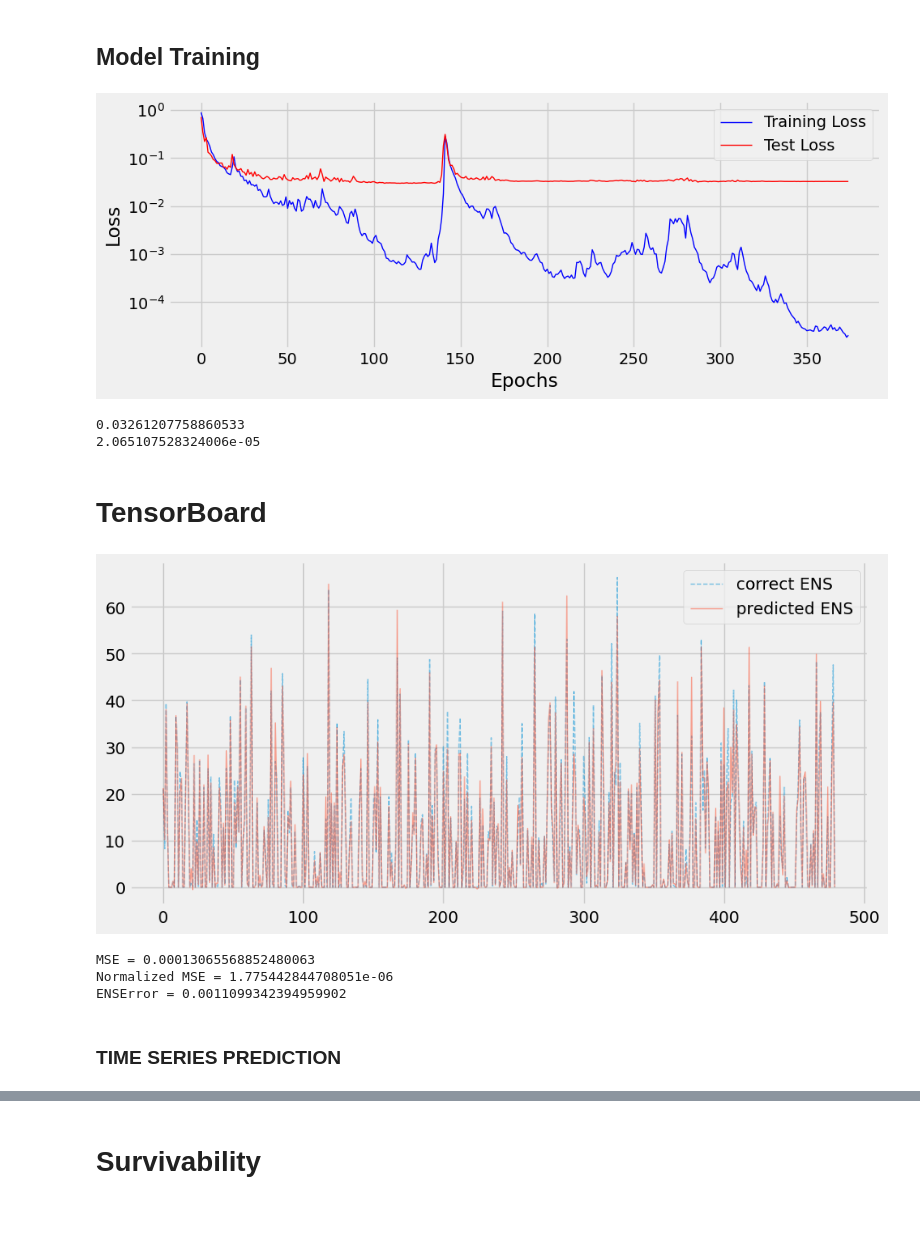
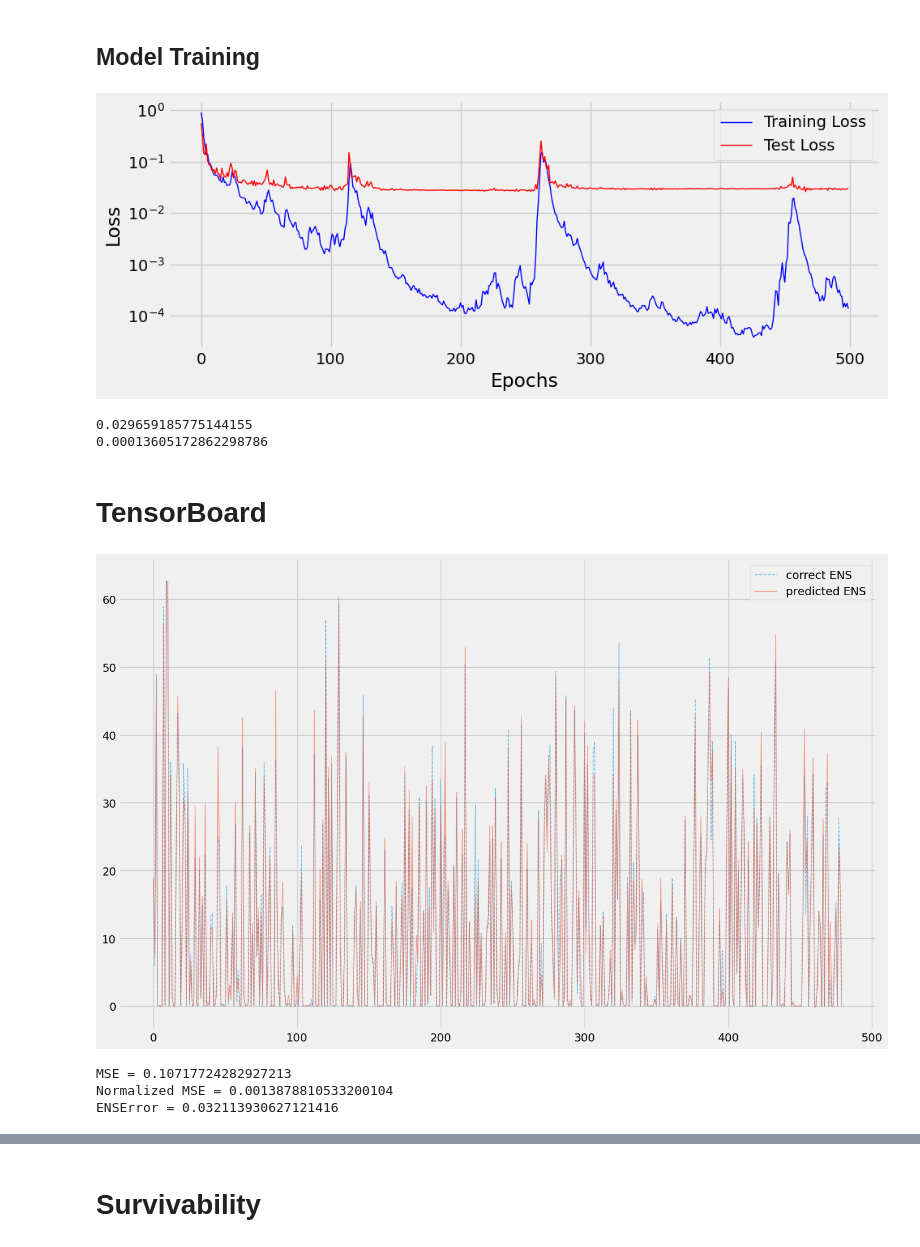
Before and after one commit to reXplan-project/reXplan-repo, a Jupyter notebook: jupyter_notebooks/AI.PowerSystemAnalysis.revised.v06.ipynb, the cells around one changed output, grey strips where cells are left out. Cells and saved outputs as stored; diff of their text form; code cells hidden in the pictures; blank space fills up the shorter version.

```diff
--- a/jupyter_notebooks/AI.PowerSystemAnalysis.revised.v06.ipynb
+++ b/jupyter_notebooks/AI.PowerSystemAnalysis.revised.v06.ipynb
@@ -272,7 +292,7 @@ ysum_df = pd.DataFrame(y_df.sum(axis=1))
 # %% [markdown]
 Generating Features and Target Variables
 # %%
-# %%writefile data_preparation/v0.py
+#%%writefile data_preparation/v0.py
 #from sklearn.model_selection import StratifiedShuffleSplit
 # loading data from previous script
 from collections import Counter
@@ -281,7 +301,7 @@ from collections import Counter
 #number_of_lines = len(set(X_df_t.columns)) # number of lines
 X = X_df.to_numpy()
 y = ysum_df.to_numpy()
-z = pd.DataFrame(X).iloc[:,:number_of_lines].astype(int).astype(str).agg(''.join, axis=1) # labels in str form
+z = pd.DataFrame(X).iloc[:,1:number_of_lines+1].astype(int).astype(str).agg(''.join, axis=1)
 
 l = [] #  list
 c = Counter(z)
@@ -292,25 +312,19 @@ for k in z:
     else:
         l.append(k)
 
-
 # 1104 G0 values
 #Split data Model ANN 1
 X_train, X_val, y_train, y_val = train_test_split(X, y, train_size=0.1,
                                                   stratify = pd.DataFrame(l)[0],
                                                   shuffle=True, random_state=42)
 
-
-
 ##Split data Model ANN2
 # X_train, X_val, y_train, y_val = train_test_split(X[(np.array(l) != "G0")], y[(np.array(l) != "G0")], train_size=0.1, stratify = pd.DataFrame(l)[(np.array(l) != "G0")][0], shuffle=True,random_state=42)
 # X_train = np.append(X_train, X[(np.array(l) == "G0")],axis=0)
 # y_train = np.append(y_train, y[(np.array(l) == "G0")], axis=0)
-
 #Split data Model ANN 3
 # X_train, X_val, y_train, y_val = train_test_split(X, y, train_size=0.1,
 #                                                 shuffle=True, random_state=42)
-
-
 
 # standardize data
 scaler_x = StandardScaler()
@@ -418,44 +439,46 @@ neunet.set_tensorboard(name="runs", folder = 'machine_learning_tutorial/Test_Gri
 # %% [markdown]
 ## Model Training
+# %%
+neunet.train(n_epochs = 500)
 # %%
-neunet.train(n_epochs = 375)
+
 plt.style.use('fivethirtyeight')
 fig = neunet.plot_losses()
 # %% [output]
-[figure, old version]
+[figure, new version]
 # %%
 print(neunet.val_losses[-1])
 print(neunet.losses[-1])
 # %% [output]
-0.03261207758860533
-2.065107528324006e-05
+0.029659185775144155
+0.00013605172862298786
 # %% [markdown]
 # TensorBoard
 # %%
 # prediction of validation points
 i = 0
 start_t = 50
 end_t = start_t + 24*4*5
+#new_inputs = torch.tensor(X_val).float()
 new_inputs = np.array(X_val)
 model.eval()
+#pred = model(new_inputs.to(device))
 pred = neunet.predict(new_inputs)
 orig = y_val
-f, (ax) = plt.subplots(1,1, figsize=(10, 5))
+f, (ax) = plt.subplots(1,1, figsize=(15, 10))
 plt.plot(scaler_y.inverse_transform(orig)[start_t:end_t, i], alpha=.5, linestyle="--", label="correct ENS", lw=1)
 plt.plot(scaler_y.inverse_transform(pred)[start_t:end_t, i], alpha=.5, linestyle="-", label="predicted ENS", lw=1)
 plt.legend()
 plt.show()
 MSE = np.mean(scaler_y.inverse_transform(orig)- scaler_y.inverse_transform(pred))**2
 print(f"MSE = {MSE}")
 print(f"Normalized MSE = {MSE/(scaler_y.inverse_transform(orig).max()-scaler_y.inverse_transform(orig).min())}")
 print(f"ENSError = {abs((scaler_y.inverse_transform(pred).mean() - scaler_y.inverse_transform(orig).mean()))/scaler_y.inverse_transform(orig).mean()}")
 # %% [output]
-[figure, old version]
+[figure, new version]
-MSE = 0.00013065568852480063
-Normalized MSE = 1.775442844708051e-06
-ENSError = 0.0011099342394959902
+MSE = 0.10717724282927213
+Normalized MSE = 0.0013878810533200104
+ENSError = 0.032113930627121416
-# %% [markdown]
-### TIME SERIES PREDICTION
 # %%
 # prediction of time series sequences
 new_inputs = np.concatenate((X.T[:number_of_lines].T, scaler_x.transform(X.T[number_of_lines:].T)), axis=1).astype(float)
```
Also changed, not shown: parts of 19 cells of this notebook, 11 other files.
